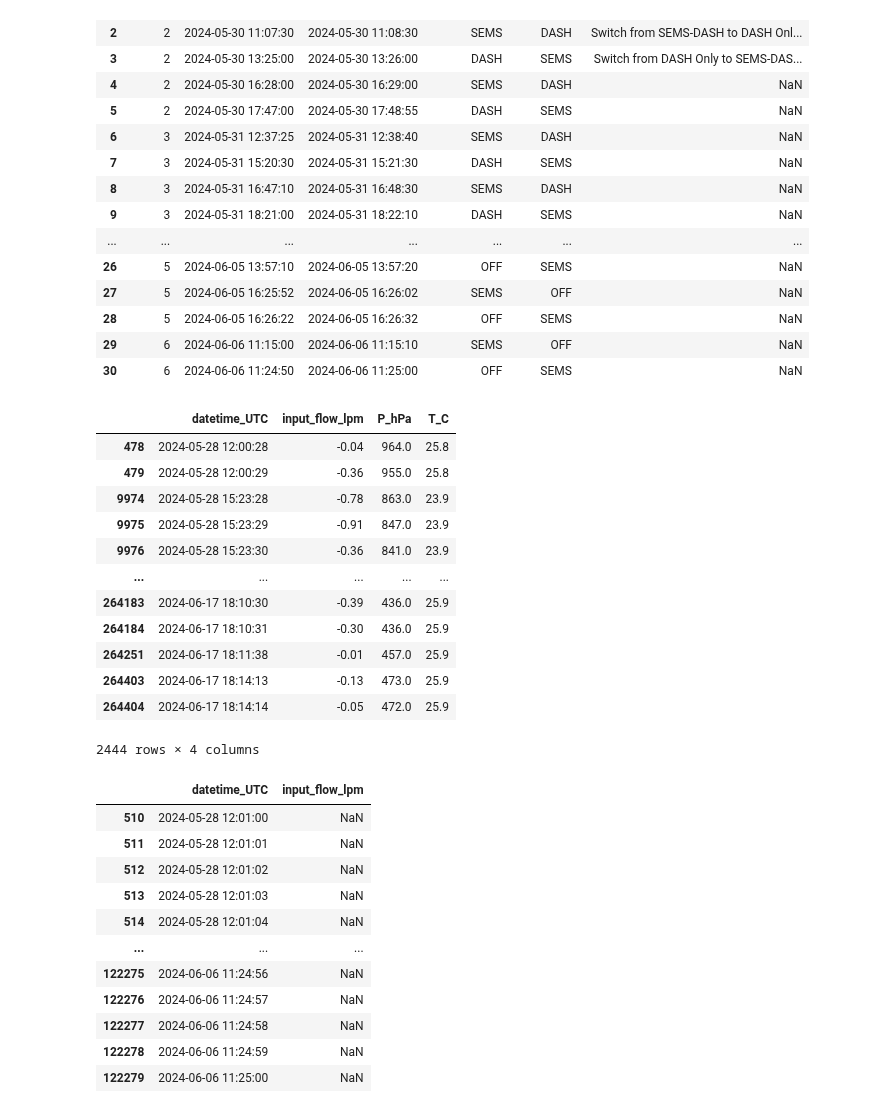
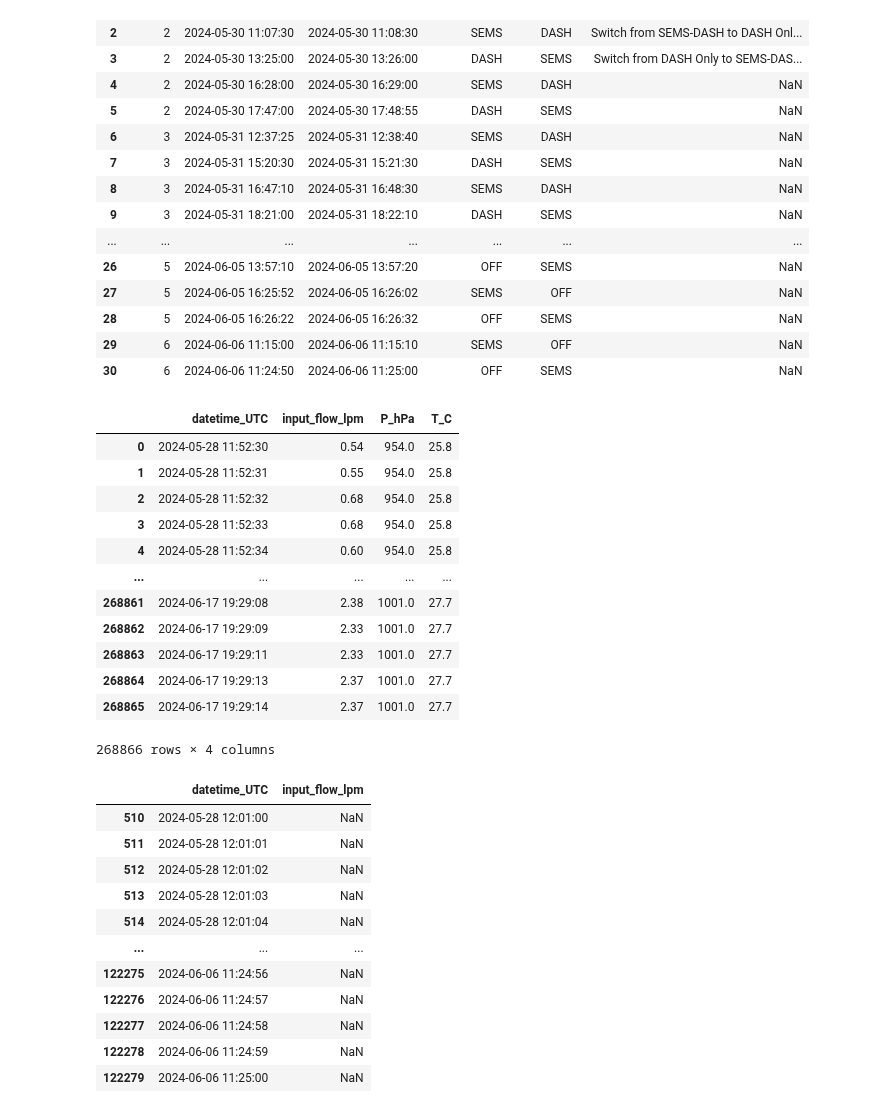
Before and after one commit to csoloff/dash, a Jupyter notebook: export_flows_v2.ipynb, the cells around one changed output. Saved outputs shown, nothing was run; the diff lists cells and outputs as text; code cells hidden in the pictures.

```diff
--- a/export_flows_v2.ipynb
+++ b/export_flows_v2.ipynb
@@ -168,33 +168,52 @@ def retrieve_flows(d):
         filtered = d.loc[mask]
         d_out = pd.concat([d_out, filtered], ignore_index=True)
     d_out['input_flow_lpm'] = d_out['UpSt_Samp']
+    d_out['P_hPa'] = d_out['UpSt_Press']
+    d_out['T_C'] = d_out['UpSt_T']
+
     for i, row in ls.iterrows():
         if row['LARGE_To'] == 'OFF':
             mask = (d_out['dt'] >= row['Switch_Start_UTC']) & (d_out['dt'] <= row['Switch_Stop_UTC'])
             d_out.loc[mask,'input_flow_lpm'] = np.nan
+            d_out.loc[mask,'P_hPa'] = np.nan
+            d_out.loc[mask,'T_C'] = np.nan
+
             mask = (d_out['dt'] >= row['Switch_Stop_UTC']) & (d_out['dt'] <= ls.loc[i+1,'Switch_Start_UTC'])
             d_out.loc[mask,'input_flow_lpm'] = 0.0
+            d_out.loc[mask,'P_hPa'] = np.nan
+            d_out.loc[mask,'T_C'] = np.nan
         elif row['LARGE_To'] == 'DASH':
             mask = (d_out['dt'] >= row['Switch_Start_UTC']) & (d_out['dt'] <= row['Switch_Stop_UTC'])
             #print('DASH', len(mask[mask==True]), row['Switch_Start_UTC'], row['Switch_Stop_UTC'], np.nan)
             d_out.loc[mask,'input_flow_lpm'] = np.nan
+            d_out.loc[mask,'P_hPa'] = np.nan
+            d_out.loc[mask,'T_C'] = np.nan
 
             mask = (d_out['dt'] >= row['Switch_Start_UTC']+timedelta(seconds=10)) & (d_out['dt'] <= row['Switch_Stop_UTC']-timedelta(seconds=10))
             #print('DASH', len(mask[mask==True]), row['Switch_Start_UTC'], row['Switch_Stop_UTC'], np.nan)
             d_out.loc[mask,'input_flow_lpm'] = 0
-
+            d_out.loc[mask,'P_hPa'] = np.nan
+            d_out.loc[mask,'T_C'] = np.nan
 
             mask = (d_out['dt'] >= row['Switch_Stop_UTC']) & (d_out['dt'] <= ls.loc[i+1,'Switch_Stop_UTC'])
             #print('DASH2', len(mask[mask==True]), row['Switch_Stop_UTC'], ls.loc[i+1,'Switch_Start_UTC'], 'HM_Smp_Xs')
             d_out.loc[mask,'input_flow_lpm'] = d_out.loc[mask,'HM_Smp_Xs']
+            d_out.loc[mask,'P_hPa'] = d_out.loc[mask,'HO_Press']
+            d_out.loc[mask,'T_C'] = d_out.loc[mask,'HO_T']
+
+
         elif row['LARGE_To'] == 'SEMS':
             mask = (d_out['dt'] >= row['Switch_Start_UTC']) & (d_out['dt'] <= row['Switch_Stop_UTC'])
             #print('SEMS', len(mask[mask==True]), row['Switch_Start_UTC'], row['Switch_Stop_UTC'], np.nan)
             d_out.loc[mask,'input_flow_lpm'] = np.nan
+            d_out.loc[mask,'P_hPa'] = np.nan
+            d_out.loc[mask,'T_C'] = np.nan
 
             mask = (d_out['dt'] >= row['Switch_Start_UTC']+timedelta(seconds=10)) & (d_out['dt'] <= row['Switch_Stop_UTC']-timedelta(seconds=10))
             #print('DASH', len(mask[mask==True]), row['Switch_Start_UTC'], row['Switch_Stop_UTC'], np.nan)
             d_out.loc[mask,'input_flow_lpm'] = 0
+            d_out.loc[mask,'P_hPa'] = np.nan
+            d_out.loc[mask,'T_C'] = np.nan
 
     output = pd.DataFrame(data={'datetime_UTC':d_out['dt'], 'input_flow_lpm':d_out['input_flow_lpm'], 'P_hPa':d_out['UpSt_Press'], 'T_C':d_out['UpSt_T']})
 
@@ -205,22 +224,22 @@ d = read_all_data()
 d2 = retrieve_flows(d)
 # %%
 d2.to_csv('./tables/DASH_flow.csv', index=False)
-# %%
-d2[d2['input_flow_lpm']<0]
-# %% [output]
-|  | datetime_UTC | input_flow_lpm | P_hPa | T_C |
-| 478 | 2024-05-28 12:00:28 | -0.04 | 964.0 | 25.8 |
-| 479 | 2024-05-28 12:00:29 | -0.36 | 955.0 | 25.8 |
-| 9974 | 2024-05-28 15:23:28 | -0.78 | 863.0 | 23.9 |
-| 9975 | 2024-05-28 15:23:29 | -0.91 | 847.0 | 23.9 |
-| 9976 | 2024-05-28 15:23:30 | -0.36 | 841.0 | 23.9 |
-| ... | ... | ... | ... | ... |
-| 264183 | 2024-06-17 18:10:30 | -0.39 | 436.0 | 25.9 |
-| 264184 | 2024-06-17 18:10:31 | -0.30 | 436.0 | 25.9 |
-| 264251 | 2024-06-17 18:11:38 | -0.01 | 457.0 | 25.9 |
-| 264403 | 2024-06-17 18:14:13 | -0.13 | 473.0 | 25.9 |
-| 264404 | 2024-06-17 18:14:14 | -0.05 | 472.0 | 25.9 |
-2444 rows × 4 columns
+# %%
+d2
+# %% [output]
+|  | datetime_UTC | input_flow_lpm | P_hPa | T_C |
+| 0 | 2024-05-28 11:52:30 | 0.54 | 954.0 | 25.8 |
+| 1 | 2024-05-28 11:52:31 | 0.55 | 954.0 | 25.8 |
+| 2 | 2024-05-28 11:52:32 | 0.68 | 954.0 | 25.8 |
+| 3 | 2024-05-28 11:52:33 | 0.68 | 954.0 | 25.8 |
+| 4 | 2024-05-28 11:52:34 | 0.60 | 954.0 | 25.8 |
+| ... | ... | ... | ... | ... |
+| 268861 | 2024-06-17 19:29:08 | 2.38 | 1001.0 | 27.7 |
+| 268862 | 2024-06-17 19:29:09 | 2.33 | 1001.0 | 27.7 |
+| 268863 | 2024-06-17 19:29:11 | 2.33 | 1001.0 | 27.7 |
+| 268864 | 2024-06-17 19:29:13 | 2.37 | 1001.0 | 27.7 |
+| 268865 | 2024-06-17 19:29:14 | 2.37 | 1001.0 | 27.7 |
+268866 rows × 4 columns
 # %%
 d2[pd.isna(d2['input_flow_lpm'])]
 # %% [output]
```
Also changed, not shown: parts of 2 cells of this notebook.
